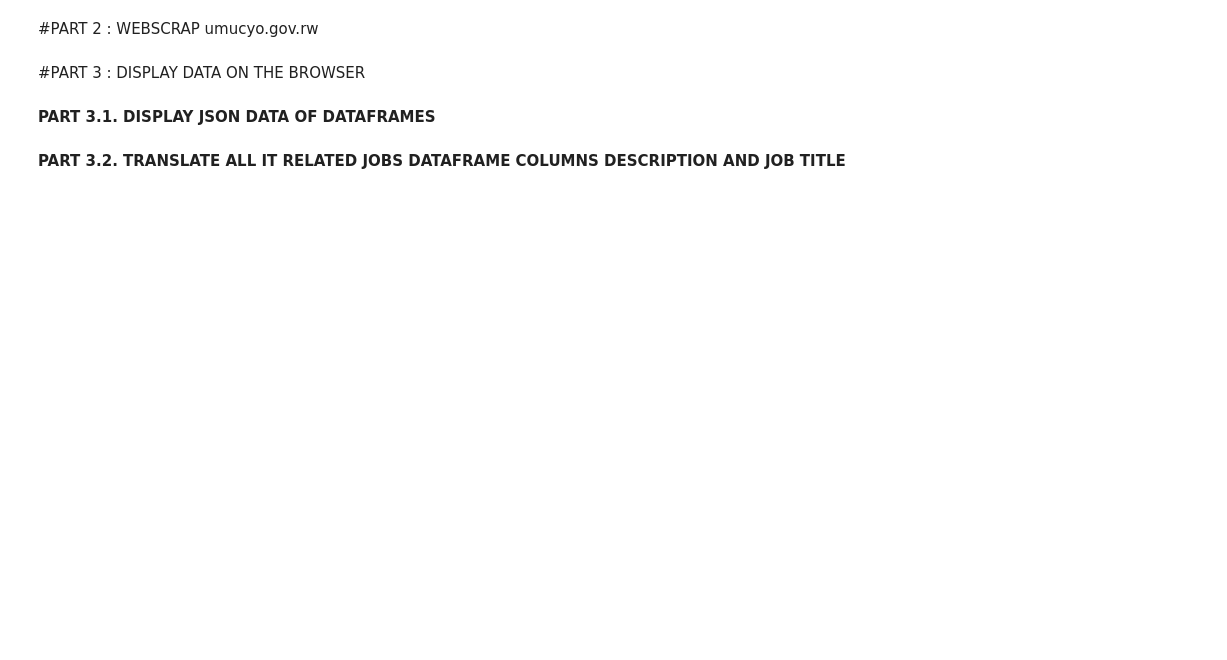
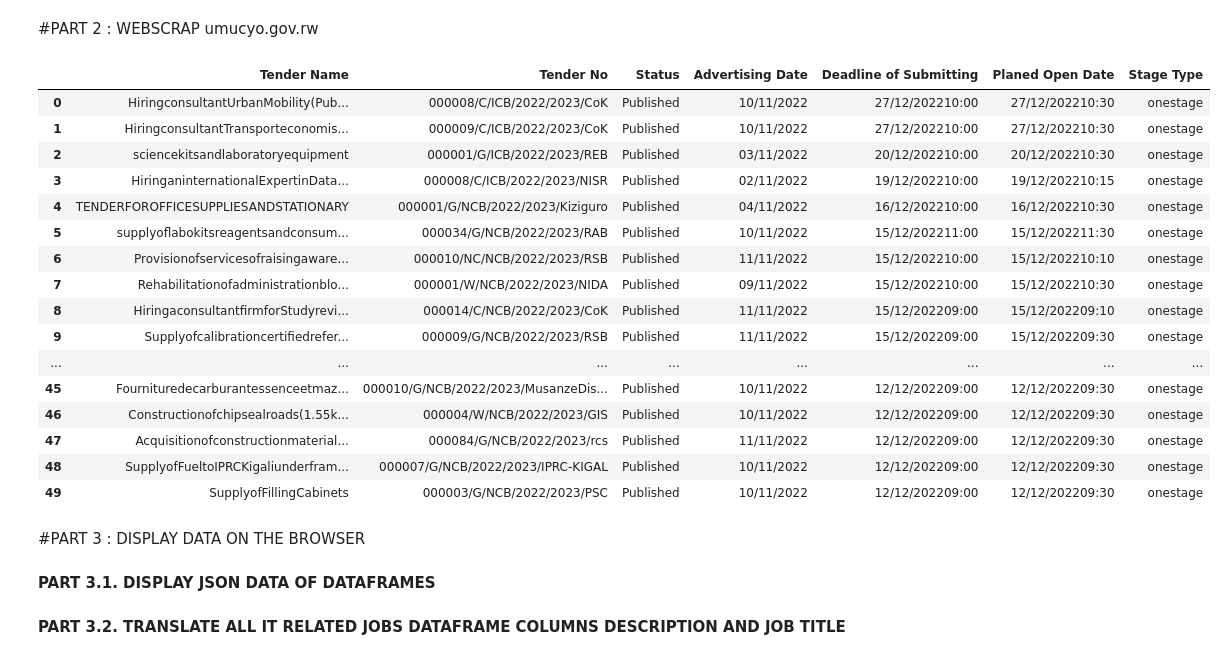
Before and after one commit to coldsober-irene/hackathon1, a Jupyter notebook: Irene_Nsengumukiza_Hackathon_File.ipynb, the cells around one changed output. Saved outputs shown, nothing was run; the diff lists cells and outputs as text; code cells hidden in the pictures; blank space fills up the shorter version.

```diff
--- a/Irene_Nsengumukiza_Hackathon_File.ipynb
+++ b/Irene_Nsengumukiza_Hackathon_File.ipynb
@@ -156,6 +158,26 @@ for row in body_rows:
 # %%
 # CREATE UMUCYO DATAFRAME
 umucyo_df = pd.DataFrame(full_data, columns = titles)
+# %%
+umucyo_df
+# %% [output]
+|  | Tender Name | Tender No | Status | Advertising Date | Deadline of Submitting | Planed Open Date | Stage Type |
+| 0 | HiringconsultantUrbanMobility(Pub... | 000008/C/ICB/2022/2023/CoK | Published | 10/11/2022 | 27/12/202210:00 | 27/12/202210:30 | onestage |
+| 1 | HiringconsultantTransporteconomis... | 000009/C/ICB/2022/2023/CoK | Published | 10/11/2022 | 27/12/202210:00 | 27/12/202210:30 | onestage |
+| 2 | sciencekitsandlaboratoryequipment | 000001/G/ICB/2022/2023/REB | Published | 03/11/2022 | 20/12/202210:00 | 20/12/202210:30 | onestage |
+| 3 | HiringaninternationalExpertinData... | 000008/C/ICB/2022/2023/NISR | Published | 02/11/2022 | 19/12/202210:00 | 19/12/202210:15 | onestage |
+| 4 | TENDERFOROFFICESUPPLIESANDSTATIONARY | 000001/G/NCB/2022/2023/Kiziguro | Published | 04/11/2022 | 16/12/202210:00 | 16/12/202210:30 | onestage |
+| 5 | supplyoflabokitsreagentsandconsum... | 000034/G/NCB/2022/2023/RAB | Published | 10/11/2022 | 15/12/202211:00 | 15/12/202211:30 | onestage |
+| 6 | Provisionofservicesofraisingaware... | 000010/NC/NCB/2022/2023/RSB | Published | 11/11/2022 | 15/12/202210:00 | 15/12/202210:10 | onestage |
+| 7 | Rehabilitationofadministrationblo... | 000001/W/NCB/2022/2023/NIDA | Published | 09/11/2022 | 15/12/202210:00 | 15/12/202210:30 | onestage |
+| 8 | HiringaconsultantfirmforStudyrevi... | 000014/C/NCB/2022/2023/CoK | Published | 11/11/2022 | 15/12/202209:00 | 15/12/202209:10 | onestage |
+| 9 | Supplyofcalibrationcertifiedrefer... | 000009/G/NCB/2022/2023/RSB | Published | 11/11/2022 | 15/12/202209:00 | 15/12/202209:30 | onestage |
+| ... | ... | ... | ... | ... | ... | ... | ... |
+| 45 | Fournituredecarburantessenceetmaz... | 000010/G/NCB/2022/2023/MusanzeDis... | Published | 10/11/2022 | 12/12/202209:00 | 12/12/202209:30 | onestage |
+| 46 | Constructionofchipsealroads(1.55k... | 000004/W/NCB/2022/2023/GIS | Published | 10/11/2022 | 12/12/202209:00 | 12/12/202209:30 | onestage |
+| 47 | Acquisitionofconstructionmaterial... | 000084/G/NCB/2022/2023/rcs | Published | 11/11/2022 | 12/12/202209:00 | 12/12/202209:30 | onestage |
+| 48 | SupplyofFueltoIPRCKigaliunderfram... | 000007/G/NCB/2022/2023/IPRC-KIGAL | Published | 10/11/2022 | 12/12/202209:00 | 12/12/202209:30 | onestage |
+| 49 | SupplyofFillingCabinets | 000003/G/NCB/2022/2023/PSC | Published | 10/11/2022 | 12/12/202209:00 | 12/12/202209:30 | onestage |
 # %% [markdown]
 #PART 3 : DISPLAY DATA ON THE BROWSER
 # %%
```
Also changed, not shown: parts of 4 cells of this notebook.
